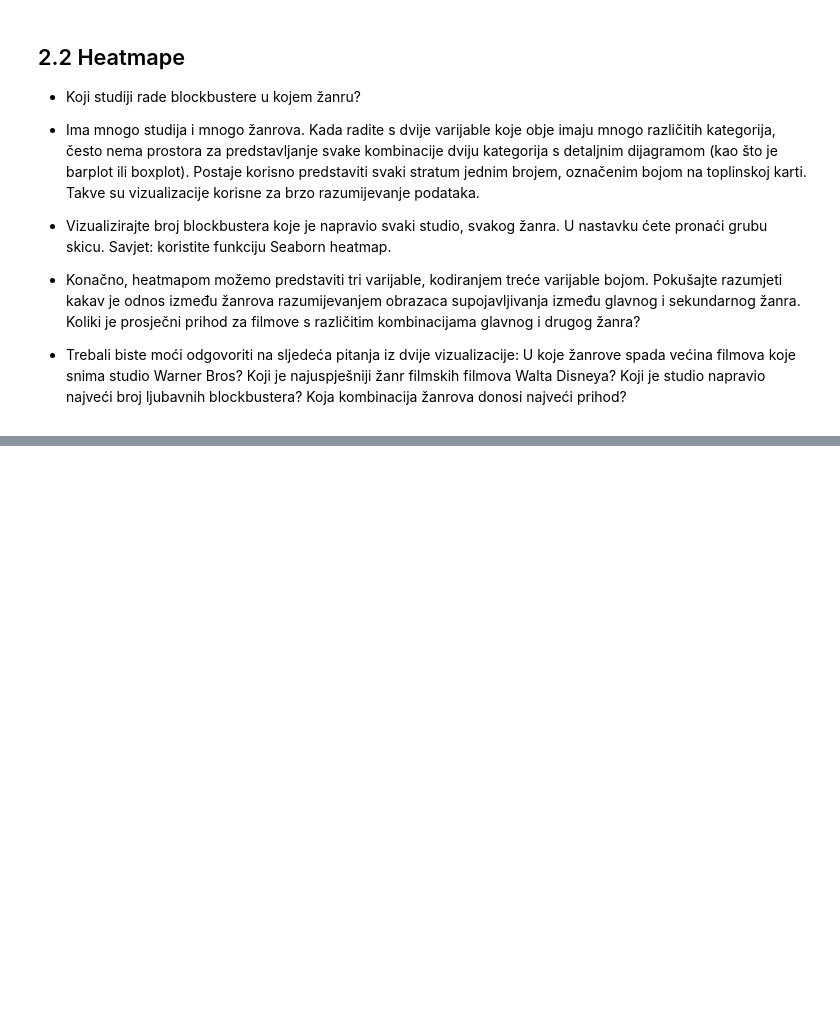
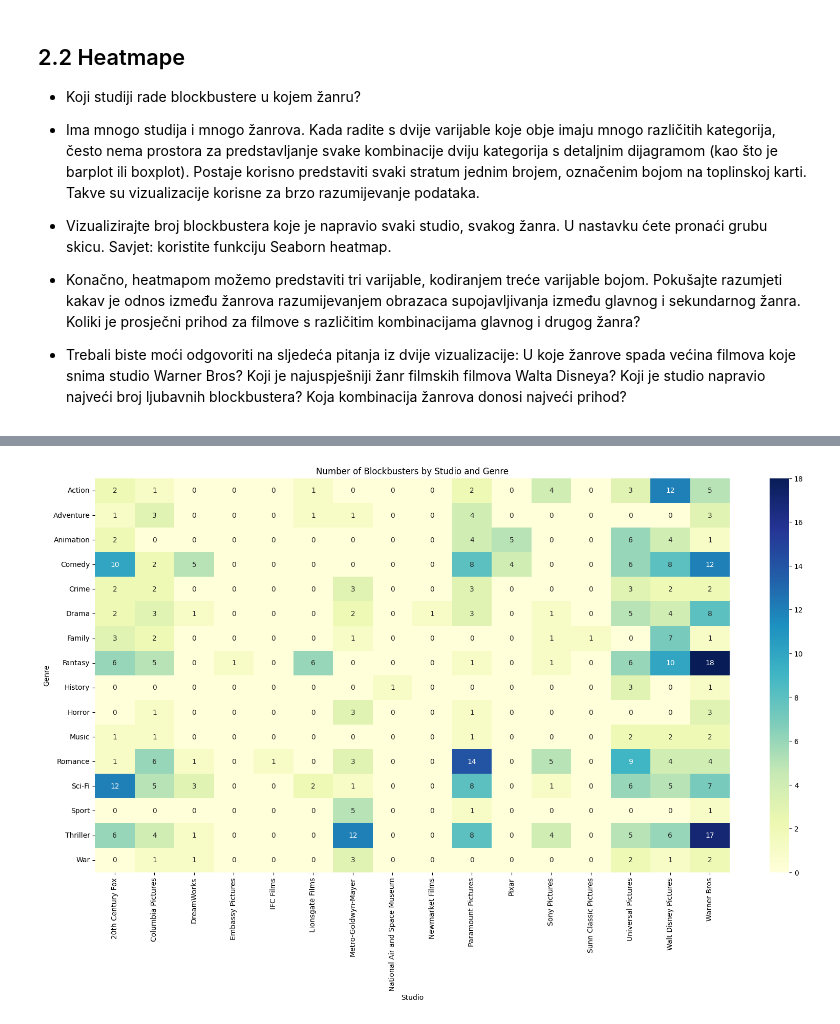
Before and after one commit to zobo24/Data_science_labs, a Jupyter notebook: lab_4/lab4.ipynb, the cells around one changed output, grey strips where cells are left out. Drawn from its saved outputs; the diff is of its cells as text; code cells hidden in the pictures; blank space fills up the shorter version.

```diff
--- a/lab_4/lab4.ipynb
+++ b/lab_4/lab4.ipynb
@@ -306,0 +303,11 @@ plt.show()
+# %%
+#Koji studiji rade blockbustere u kojem žanru?
+
+# Group by 'Main_Genre' and 'studio' and count the number of movies
+studio_genre_counts = movies.groupby(['Main_Genre', 'studio']).size().reset_index(name='count')
+
+# Pivot the table to get a better view
+studio_genre_pivot = studio_genre_counts.pivot(index='Main_Genre', columns='studio', values='count').fillna(0)
+
+# Display the pivot table
+print(studio_genre_pivot)
@@ -306,0 +332,11 @@ plt.show()
+# %%
+# Napišite svoj kod ovdje da biste kreirali prvu heatmapu
+# Plot heatmap
+plt.figure(figsize=(20, 10))
+sns.heatmap(studio_genre_pivot, annot=True,  cmap="YlGnBu")
+plt.title('Number of Blockbusters by Studio and Genre')
+plt.xlabel('Studio')
+plt.ylabel('Genre')
+plt.show()
+# %% [output]
+[figure, added]
```
Also changed, not shown: parts of 4 cells of this notebook.
